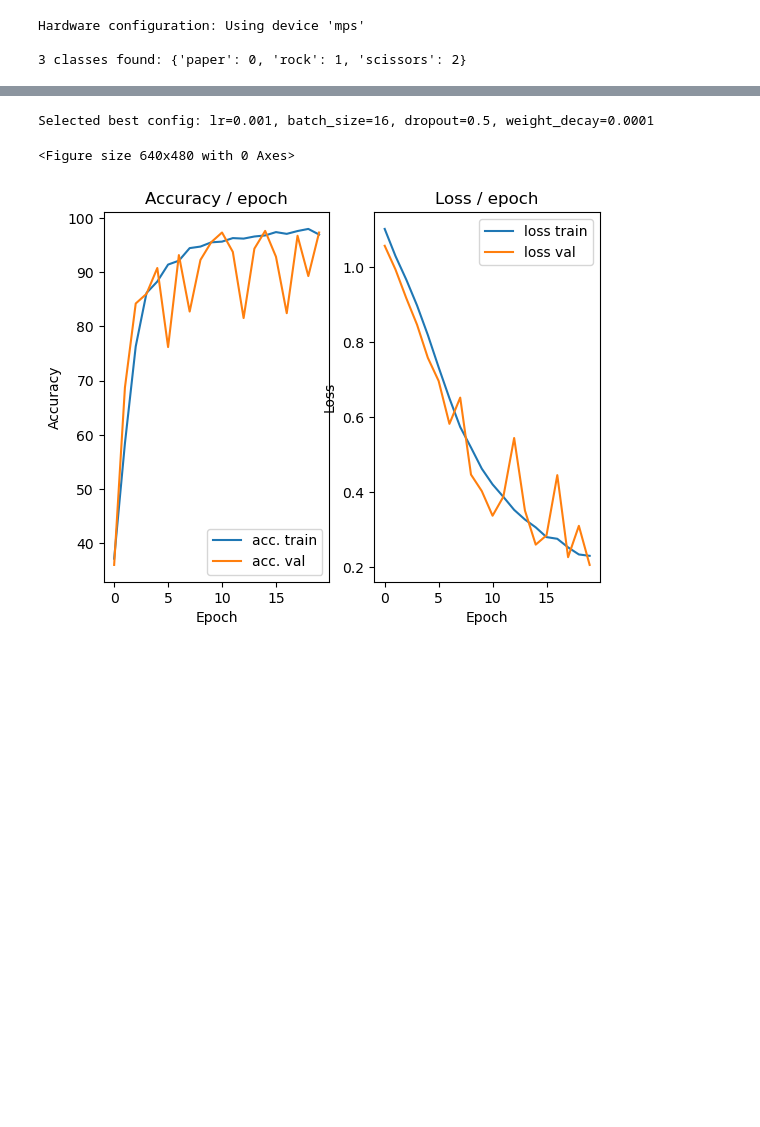
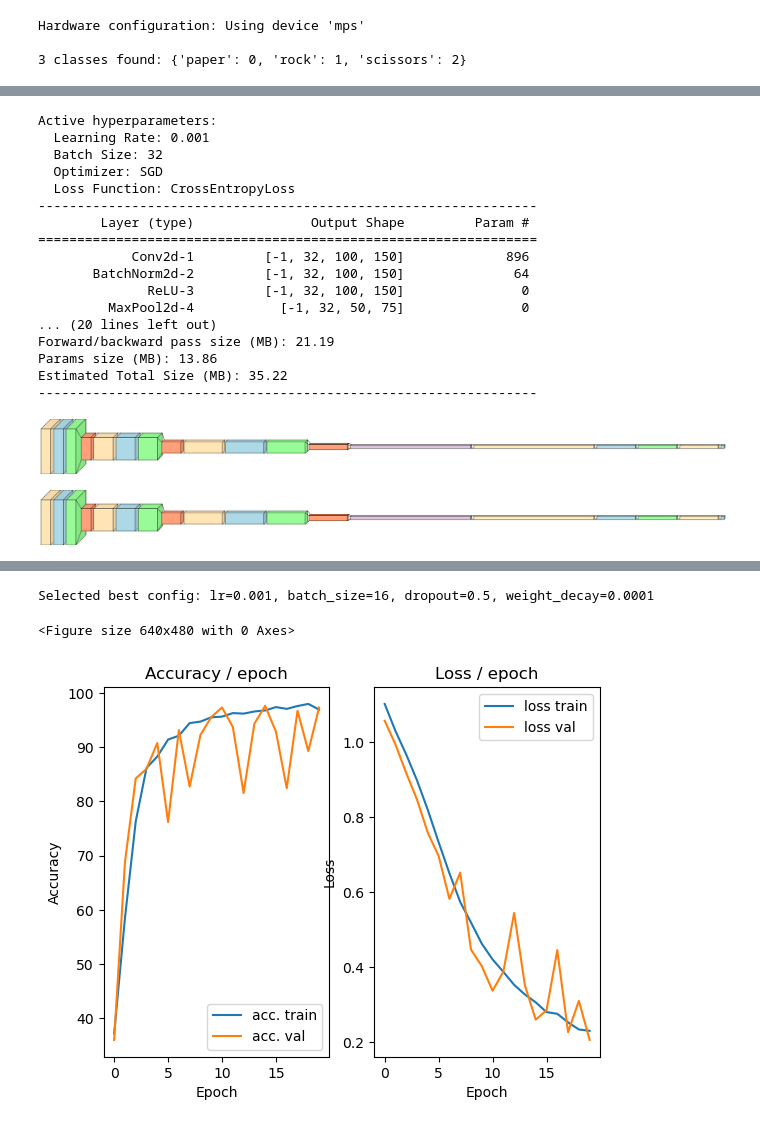
Before and after one commit to gabrieelsky/rps-cnn, a Jupyter notebook: main.ipynb, the cells around one changed output, grey strips where cells are left out. Drawn from its saved outputs; the diff is of its cells as text; code cells hidden in the pictures; blank space fills up the shorter version.

```diff
--- a/main.ipynb
+++ b/main.ipynb
@@ -75 +160,32 @@ print(f"\nBaselineCNN weights successfully saved to {save_path}")
+# %%
+train_loader, val_loader, test_loader, _ = create_dataloaders(RAW_DATA_DIR, batch_size=32)
+
+model = MediumCNN(num_classes=num_classes, input_shape=(3, IMG_HEIGHT, IMG_WIDTH), dropout_rate=0.5).to(device)
+criterion = nn.CrossEntropyLoss()
+optimizer = torch.optim.SGD(model.parameters(), lr=1e-3, weight_decay=1e-4)
+
+print_hyperparams(1e-3, 32, optimizer.__class__.__name__, criterion.__class__.__name__)
+input_size = (3, IMG_HEIGHT, IMG_WIDTH)
+print_model_summary(model, input_size=input_size, device=device)
+visualize_model_architecture(model, input_size=input_size)
+# %% [output]
+Active hyperparameters:
+  Learning Rate: 0.001
+  Batch Size: 32
+  Optimizer: SGD
+  Loss Function: CrossEntropyLoss
+----------------------------------------------------------------
+        Layer (type)               Output Shape         Param #
+================================================================
+            Conv2d-1         [-1, 32, 100, 150]             896
+       BatchNorm2d-2         [-1, 32, 100, 150]              64
+              ReLU-3         [-1, 32, 100, 150]               0
+         MaxPool2d-4           [-1, 32, 50, 75]               0
+... (20 lines left out)
+Forward/backward pass size (MB): 21.19
+Params size (MB): 13.86
+Estimated Total Size (MB): 35.22
+----------------------------------------------------------------
+[figure, added]
+[figure, added]
 # %%
```
Also changed, not shown: parts of 7 cells of this notebook, 3 other files.
